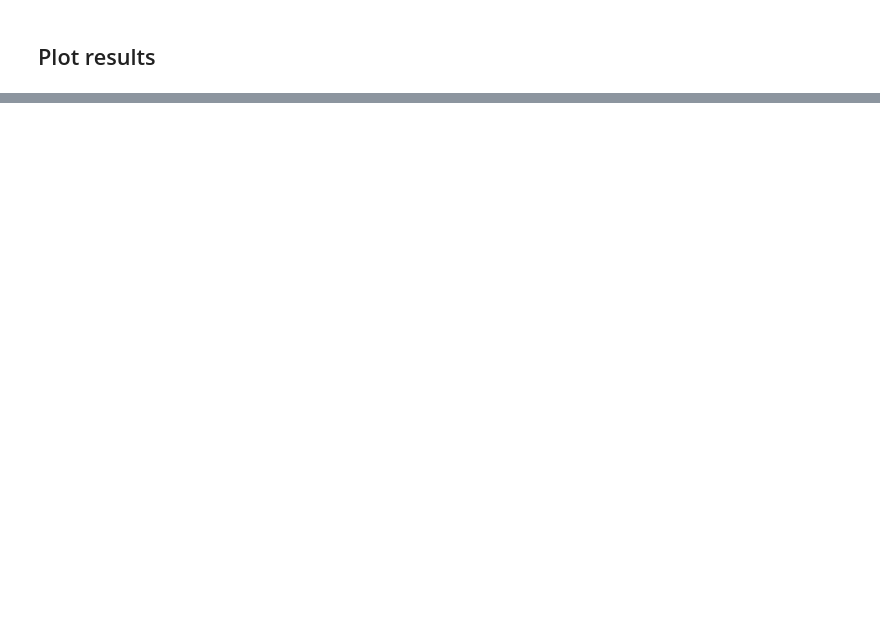
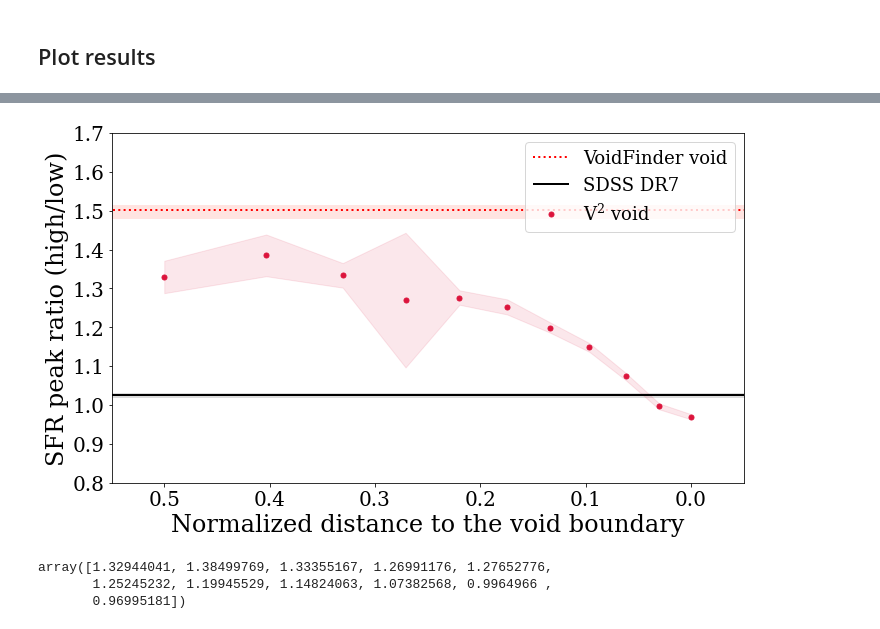
Before and after one commit to DESI-UR/Void_analysis, a Jupyter notebook: nb/Fatima_Zaidouni/SFR_void_depth.ipynb, the cells around one changed output, grey strips where cells are left out. Saved outputs shown, nothing was run; the diff lists cells and outputs as text; code cells hidden in the pictures; blank space fills up the shorter version.

```diff
--- a/nb/Fatima_Zaidouni/SFR_void_depth.ipynb
+++ b/nb/Fatima_Zaidouni/SFR_void_depth.ipynb
@@ -462,0 +553,50 @@ plt.yticks(fontsize=20);
+# %%
+plt.figure(figsize=(10,6), tight_layout=True)
+
+# VoidFinder
+plt.fill_between([-0.1, 0.55],
+                 [SFR_ratio_VF_approx + SFR_ratio_VF_err],
+                 [SFR_ratio_VF_approx - SFR_ratio_VF_err],
+                 color='mistyrose')
+plt.hlines(SFR_ratio_VF, -0.1, 0.55, colors='r', linestyle='dotted', linewidth=2, label='VoidFinder void')
+
+# All
+plt.fill_between([-0.1, 0.55],
+                 [SFR_ratio_all_approx + SFR_ratio_all_err],
+                 [SFR_ratio_all_approx - SFR_ratio_all_err],
+                 color='gainsboro')
+plt.hlines(SFR_ratio_all, -0.1, 0.55, colors='k', linewidth=2, label='SDSS DR7')
+
+# V2
+# plt.errorbar(r_limits,
+#              SFR_ratio_V2,
+#              yerr=SFR_ratio_V2_err,
+#              fmt='x',
+#              color='crimson',
+#              markersize=10,
+#              label='V$^2$ void')
+plt.plot(r_limits, SFR_ratio_V2, '.', color='crimson', markersize=10, label='V$^2$ void')
+plt.fill_between(r_limits,
+                 SFR_ratio_V2 + SFR_ratio_V2_err,
+                 SFR_ratio_V2 - SFR_ratio_V2_err,
+                 color='crimson',
+                 alpha=0.1)
+
+plt.xlabel('Normalized distance to the void boundary', fontsize=24)
+plt.ylabel('SFR peak ratio (high/low)', fontsize=24)
+
+plt.xlim(0.55, -0.05)
+plt.ylim(0.8, 1.7)
+
+plt.legend(fontsize=18)
+
+plt.xticks(fontsize=20)
+plt.yticks(fontsize=20);
+# %% [output]
+[figure, added]
+# %%
+SFR_ratio_V2
+# %% [output]
+array([1.32944041, 1.38499769, 1.33355167, 1.26991176, 1.27652776,
+       1.25245232, 1.19945529, 1.14824063, 1.07382568, 0.9964966 ,
+       0.96995181])
```
Also changed, not shown: parts of 10 cells of this notebook, 2 other files.
